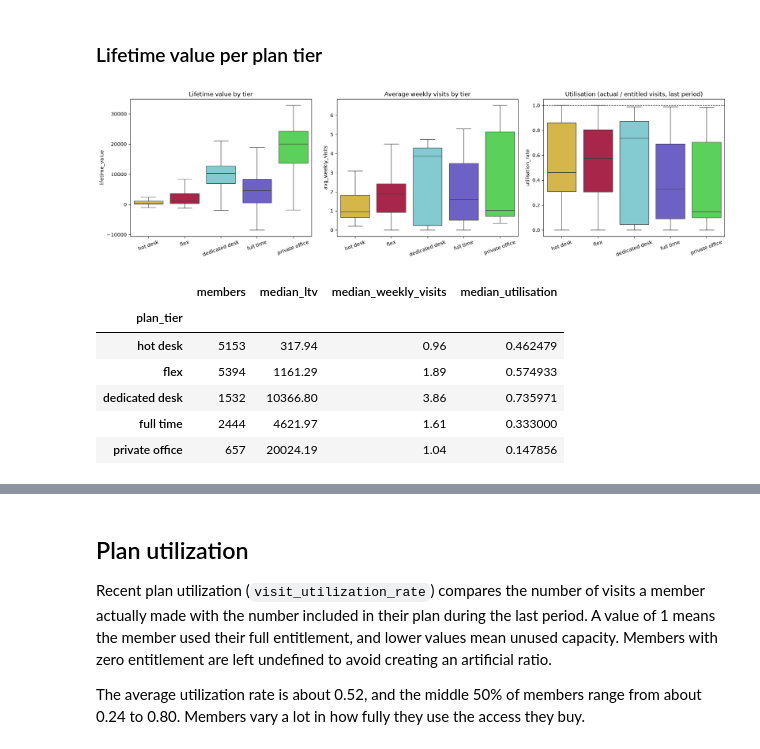
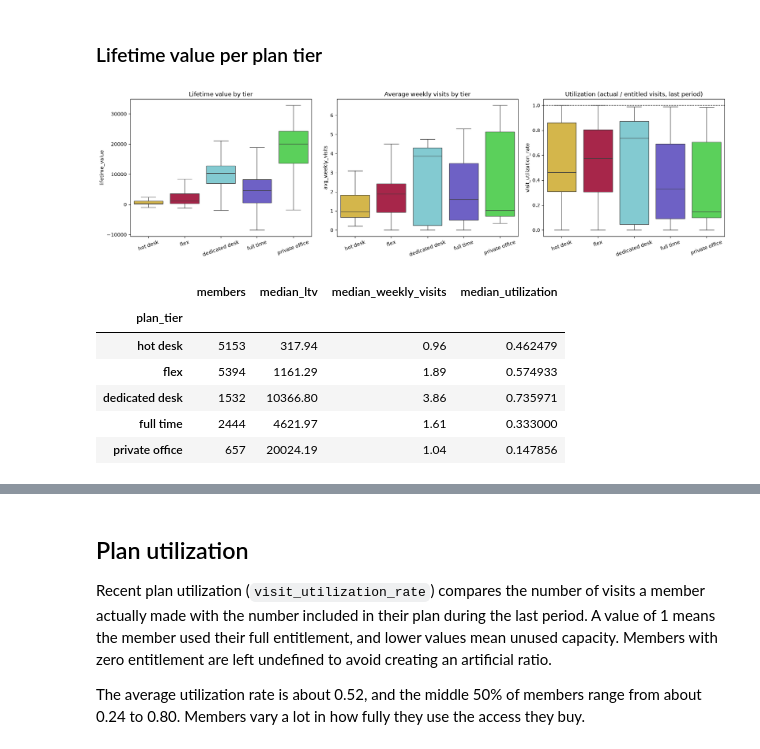
Before and after one commit to jfmenezes/Data-Mining-Project, a Jupyter notebook: Notebooks/DE_Graphs_MERGED_Current.ipynb, the cells around one changed output, grey strips where cells are left out. Cells and saved outputs as stored; diff of their text form; code cells hidden in the pictures.

```diff
--- a/Notebooks/DE_Graphs_MERGED_Current.ipynb
+++ b/Notebooks/DE_Graphs_MERGED_Current.ipynb
@@ -617,36 +636,37 @@ plt.show()
 # %% [markdown]
 ### Lifetime value per plan tier
 # %%
+# Lifetime value, weekly visits and last-period utilization by plan tier
 acdc_dataset['visit_utilization_rate'] = np.where(
     acdc_dataset['entitled_visits_last_period'] > 0,
     acdc_dataset['actual_visits_last_period'] / acdc_dataset['entitled_visits_last_period'],
     np.nan
 )
 
 fig, axes = plt.subplots(1, 3, figsize=(18, 5))
 sns.boxplot(data=acdc_dataset, x='plan_tier', y='lifetime_value', hue='plan_tier', legend=False, order=Tier_Order, palette=Tier_Color, ax=axes[0], showfliers=False)
 axes[0].set_title('Lifetime value by tier')
 sns.boxplot(data=acdc_dataset, x='plan_tier', y='avg_weekly_visits', hue='plan_tier', legend=False, order=Tier_Order, palette=Tier_Color, ax=axes[1], showfliers=False)
 axes[1].set_title('Average weekly visits by tier')
 sns.boxplot(x=acdc_dataset.plan_tier, y=acdc_dataset.visit_utilization_rate, hue=acdc_dataset.plan_tier, legend=False, order=Tier_Order, palette=Tier_Color, ax=axes[2], showfliers=False)
 axes[2].axhline(1, color=Edgecolor[0], ls='--', lw=1)
-axes[2].set_title('Utilisation (actual / entitled visits, last period)')
-axes[2].set_ylabel('utilisation_rate')
+axes[2].set_title('Utilization (actual / entitled visits, last period)')
+axes[2].set_ylabel('visit_utilization_rate')
 for ax in axes:
     ax.set_xlabel('')
     ax.tick_params(axis='x', rotation=20)
 plt.tight_layout()
 plt.show()
 
 acdc_dataset.groupby('plan_tier', observed=True).agg(
     members=('member_id', 'size'),
     median_ltv=('lifetime_value', 'median'),
     median_weekly_visits=('avg_weekly_visits', 'median'),
-    median_utilisation=('visit_utilization_rate', 'median'),
+    median_utilization=('visit_utilization_rate', 'median'),
 ).reindex(Tier_Order)
 # %% [output]
 [figure]
-|  | members | median_ltv | median_weekly_visits | median_utilisation |
+|  | members | median_ltv | median_weekly_visits | median_utilization |
 | plan_tier |  |  |  |  |
 | hot desk | 5153 | 317.94 | 0.96 | 0.462479 |
 | flex | 5394 | 1161.29 | 1.89 | 0.574933 |
```
Also changed, not shown: parts of 56 cells of this notebook, 2 other files.
